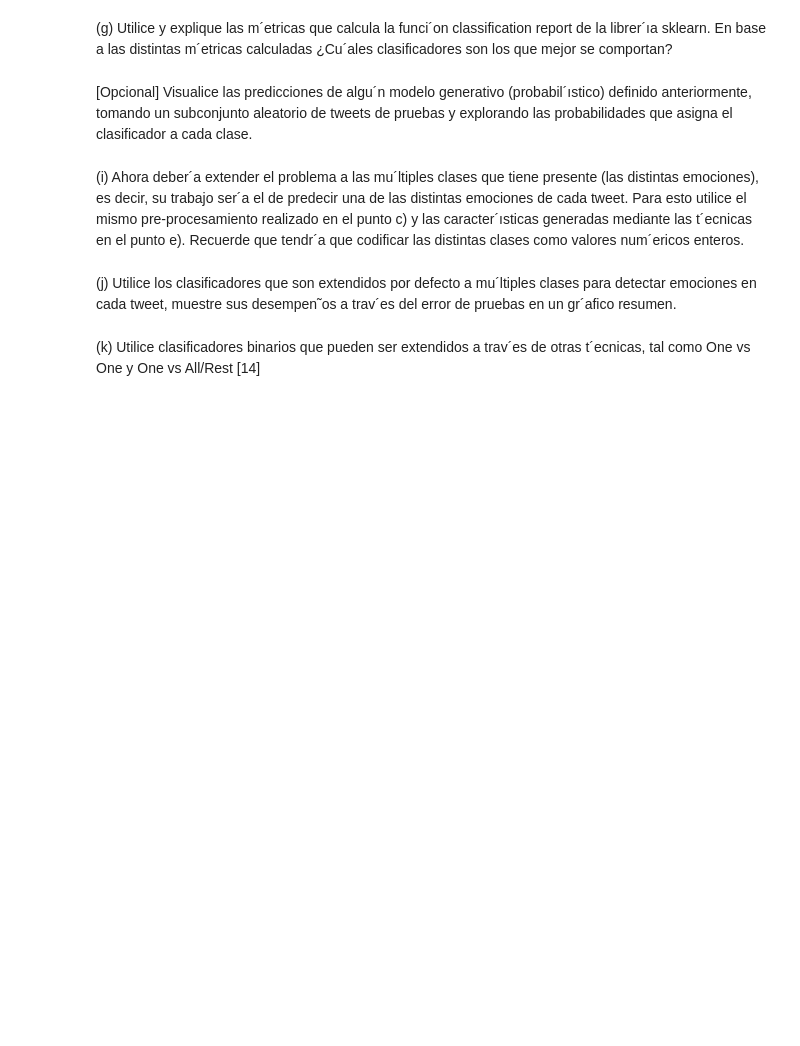
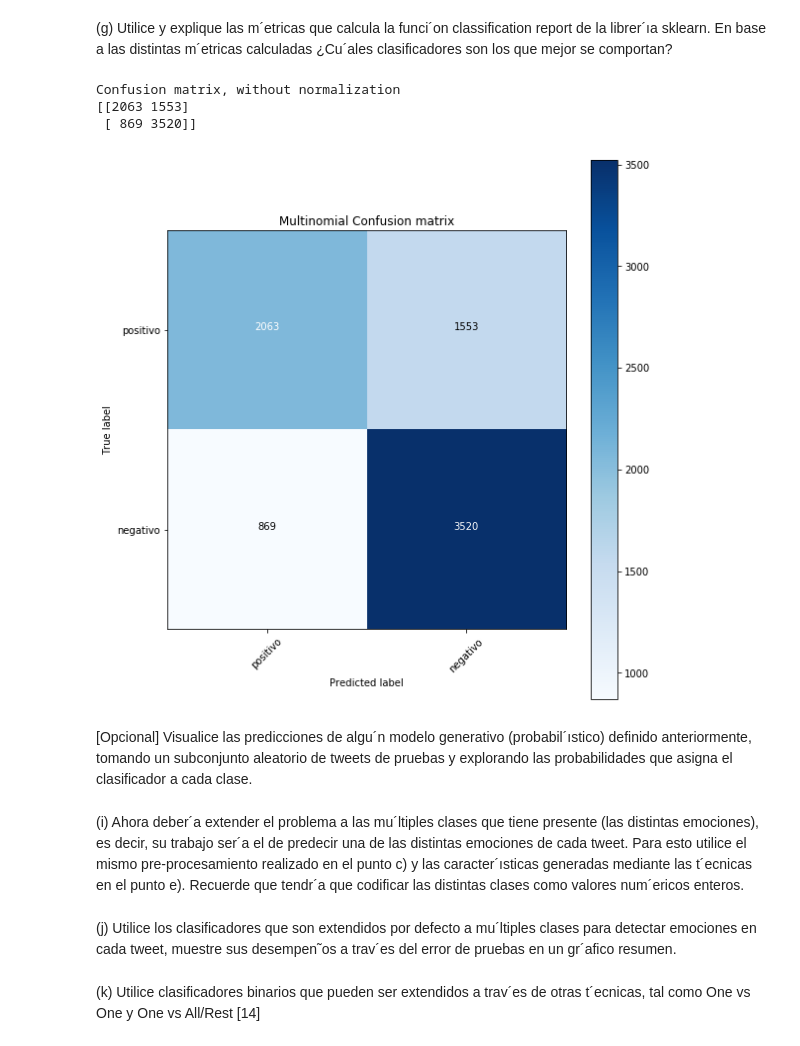
Before and after one commit to Caimapo/MachineLearning2017-02, a Jupyter notebook: Tarea 2 Máquinas de Aprendizaje.ipynb, the cells around one changed output. Cells and saved outputs as stored; diff of their text form; code cells hidden in the pictures; blank space fills up the shorter version.

```diff
--- a/Tarea 2 Máquinas de Aprendizaje.ipynb
+++ b/Tarea 2 Máquinas de Aprendizaje.ipynb
@@ -360,3 +470,14 @@ Name: sentiment, dtype: int64
+# %%
+plt.figure(figsize=(8,8))
+plot_confusion_matrix(confusion_matrix(test_label, ypredmnb), classes=['positivo','negativo'],
+                      title='Multinomial Confusion matrix')
+
+plt.show()
+# %% [output]
+Confusion matrix, without normalization
+[[2063 1553]
+ [ 869 3520]]
+[figure, added]
 # %% [markdown]
 [Opcional] Visualice las predicciones de algu´n modelo generativo (probabil´ıstico) definido anteriormente, tomando un subconjunto aleatorio de tweets de pruebas y explorando las probabilidades que asigna el clasificador a cada clase.
 # %% [markdown]
```
Also changed, not shown: parts of 32 cells of this notebook.
